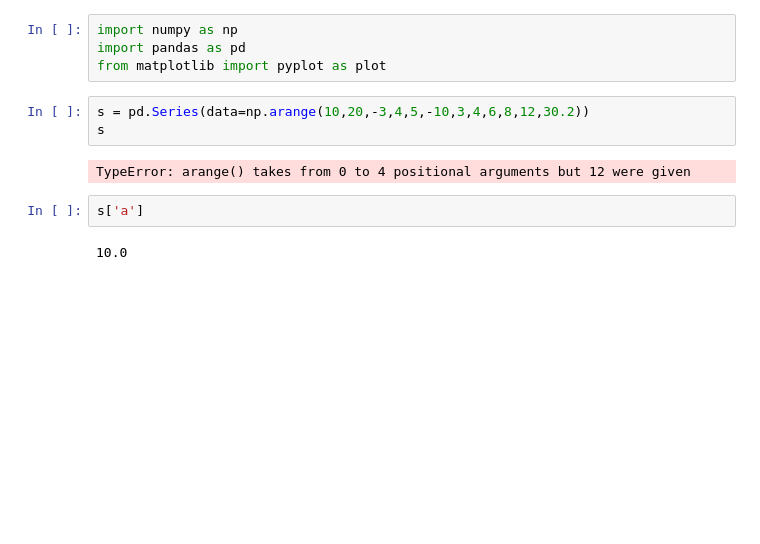
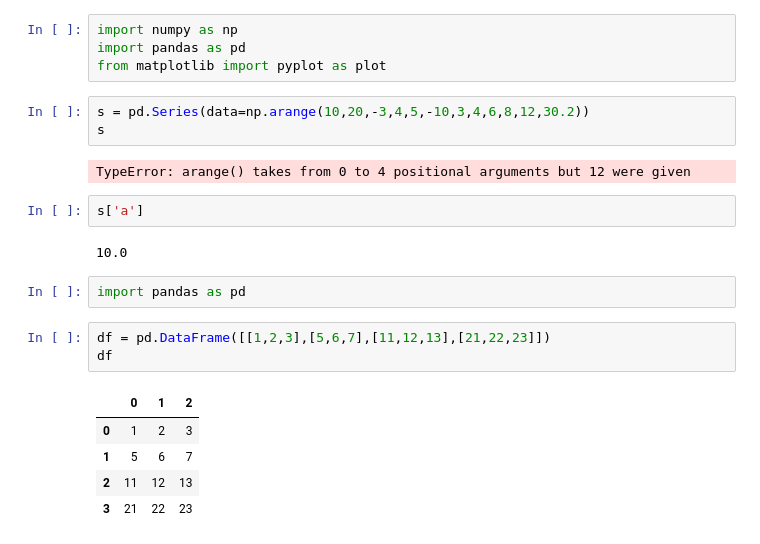
Before and after one commit to estateangela/PythonClass, a Jupyter notebook: BI0515.ipynb, the cells around one changed output. Drawn from its saved outputs; the diff is of its cells as text; blank space fills up the shorter version.

```diff
--- a/BI0515.ipynb
+++ b/BI0515.ipynb
@@ -461,3 +461,14 @@ TypeError: arange() takes from 0 to 4 positional arguments but 12 were given
 s['a']
 # %% [output]
 10.0
+# %%
+import pandas as pd
+# %%
+df = pd.DataFrame([[1,2,3],[5,6,7],[11,12,13],[21,22,23]])
+df
+# %% [output]
+|  | 0 | 1 | 2 |
+| 0 | 1 | 2 | 3 |
+| 1 | 5 | 6 | 7 |
+| 2 | 11 | 12 | 13 |
+| 3 | 21 | 22 | 23 |
```
Also changed, not shown: parts of 13 cells of this notebook.
